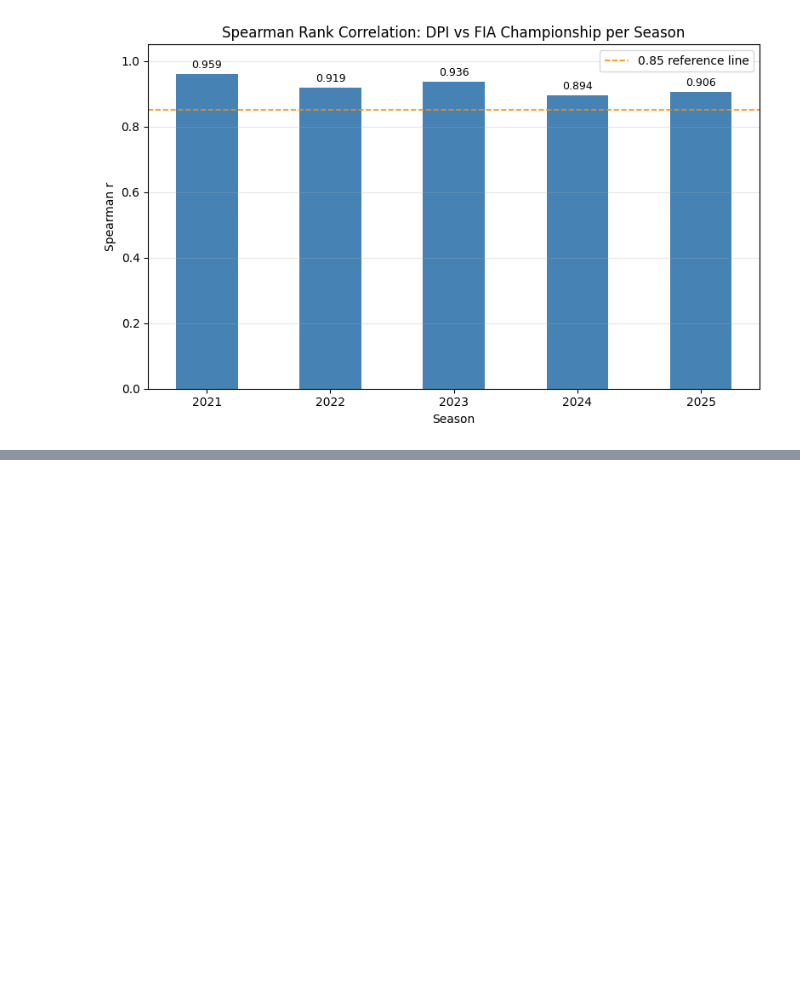
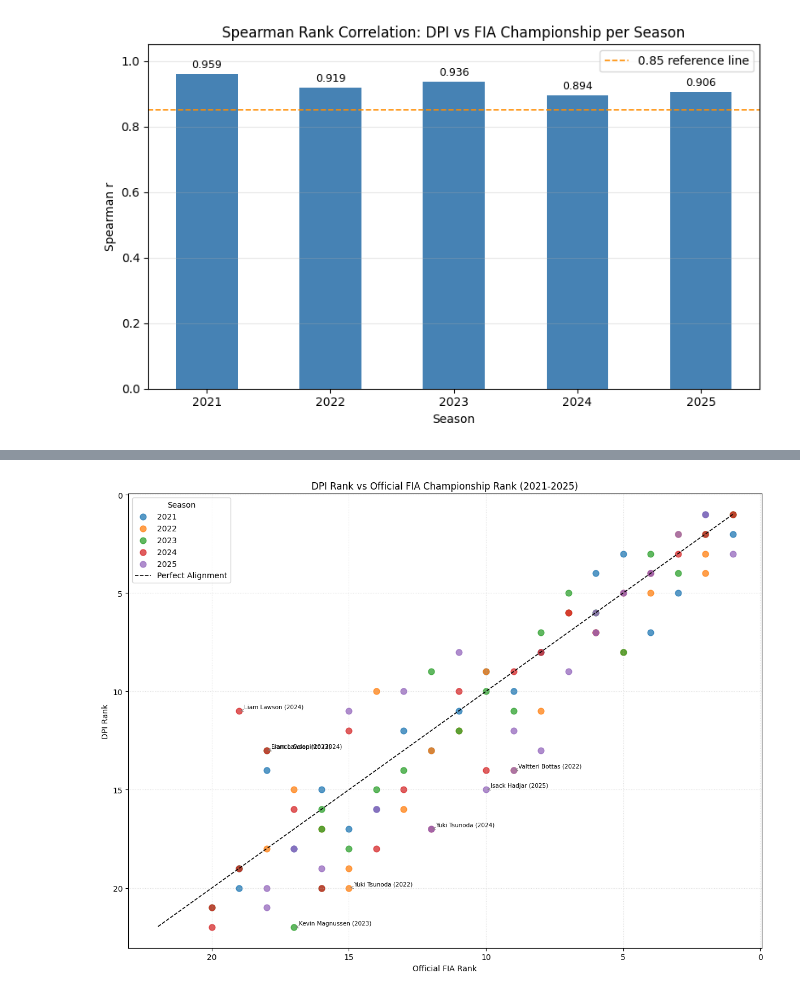
Before and after one commit to RichyJames/F1_RIchy_Odiase_Index, a Jupyter notebook: Notebooks/links_to_other_indices.ipynb, the cells around one changed output, grey strips where cells are left out. Saved outputs shown, nothing was run; the diff lists cells and outputs as text; code cells hidden in the pictures; blank space fills up the shorter version.

Commit message:
produce DPI vs FIA rank scatter plot and identify top divergences

```diff
--- a/Notebooks/links_to_other_indices.ipynb
+++ b/Notebooks/links_to_other_indices.ipynb
@@ -80,0 +87,45 @@ plt.show()
+# %%
+norm_df['abs_diff'] = norm_df['rank_diff'].abs()
+top_outliers = norm_df.nlargest(8, 'abs_diff')
+
+season_colors = {
+    2021: '#1f77b4', 2022: '#ff7f0e',
+    2023: '#2ca02c', 2024: '#d62728', 2025: '#9467bd'
+}
+
+fig, ax = plt.subplots(figsize=(12, 9))
+
+for season, group in norm_df.groupby('season'):
+    ax.scatter(
+        group['official_rank'],
+        group['DPI_rank_season'],
+        label=str(season),
+        color=season_colors.get(season, 'grey'),
+        alpha=0.75, s=60
+    )
+
+for _, row in top_outliers.iterrows():
+    ax.annotate(
+        f"{row['driver_name']} ({int(row['season'])})",
+        (row['official_rank'], row['DPI_rank_season']),
+        xytext=(6, 3), textcoords='offset points',
+        fontsize=7.5,
+        arrowprops=dict(arrowstyle='->', color='grey', lw=0.7)
+    )
+
+max_r = int(max(norm_df['official_rank'].max(),
+                norm_df['DPI_rank_season'].max()))
+ax.plot([1, max_r], [1, max_r], 'k--', linewidth=1.2,
+        label='Perfect Alignment')
+ax.invert_xaxis()
+ax.invert_yaxis()
+ax.set_title('DPI Rank vs Official FIA Championship Rank (2021-2025)')
+ax.set_xlabel('Official FIA Rank')
+ax.set_ylabel('DPI Rank')
+ax.legend(title='Season')
+ax.grid(linestyle=':', alpha=0.4)
+plt.tight_layout()
+plt.savefig(OUTPUT_DIR / 'dpi_vs_official_rank.png', dpi=150)
+plt.show()
+# %% [output]
+[figure, added]
```
Also changed, not shown: parts of 2 cells of this notebook.
